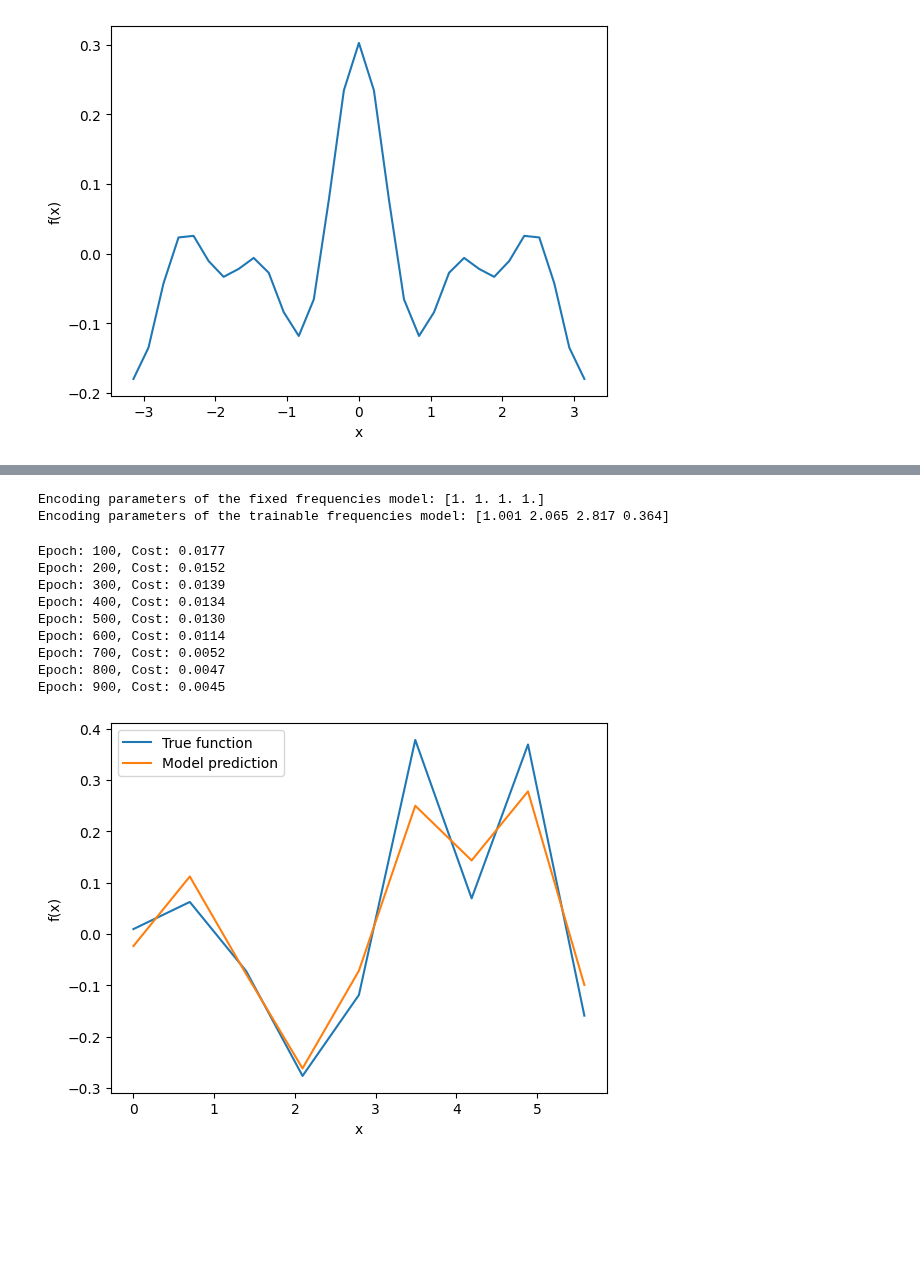
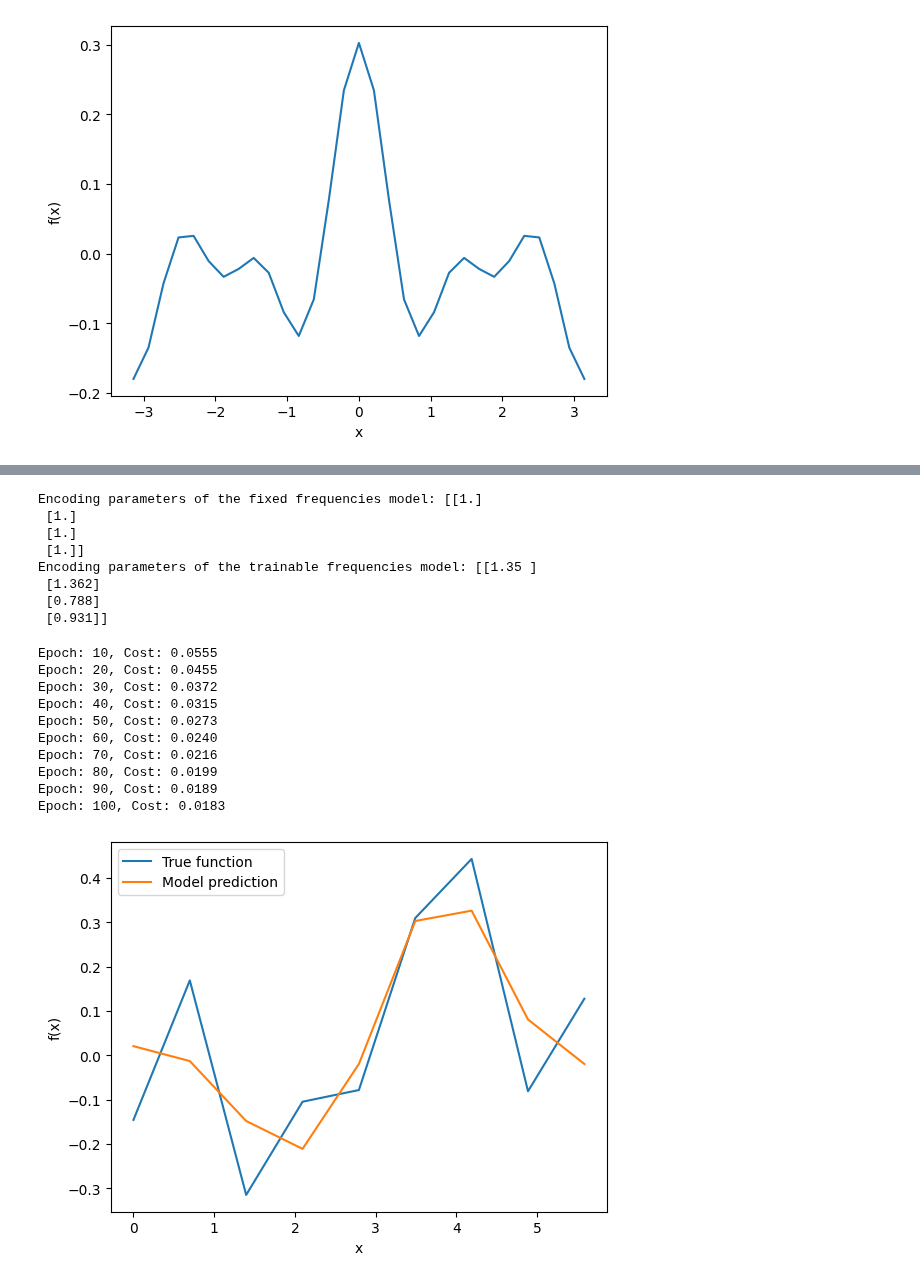
Before and after one commit to cirKITers/qml-essentials, a Jupyter notebook: docs/training.ipynb, the cells around one changed output, grey strips where cells are left out. Saved outputs shown, nothing was run; the diff lists cells and outputs as text; code cells hidden in the pictures; blank space fills up the shorter version.

```diff
--- a/docs/training.ipynb
+++ b/docs/training.ipynb
@@ -77,23 +80,23 @@ Epoch: 1000, Cost: 0.0001
 # %% [markdown]
 ## Trainable Frequencies
 # %%
-domain = [-np.pi, np.pi]
-omegas = np.array([1.2, 2.6, 3.4, 4.9])
-coefficients = np.array([0.5, 0.5, 0.5, 0.5])
+domain = jnp.array([-jnp.pi, jnp.pi])
+omegas = jnp.array([1.2, 2.6, 3.4, 4.9])
+coefficients = jnp.array([0.5, 0.5, 0.5, 0.5])
 
 # Calculate the number of required samples to satisfy the Nyquist criterium
-n_d = int(np.ceil(2 * np.max(np.abs(domain)) * np.max(omegas)))
+n_d = int(jnp.ceil(2 * jnp.max(jnp.abs(domain)) * jnp.max(omegas)))
 # Sample the domain linearly
-x = np.linspace(domain[0], domain[1], num=n_d)
+x = jnp.linspace(domain[0], domain[1], num=n_d)
 
 
 # define our Fourier series f(x)
 def f(x):
-    return 1 / np.linalg.norm(omegas) * np.sum(coefficients * np.cos(omegas.T * x))
+    return 1 / jnp.linalg.norm(omegas) * jnp.sum(coefficients * jnp.cos(omegas.T * x))
 
 
 # evaluate f(x) on the domain samples
-y = np.stack([f(sample) for sample in x])
+y = jnp.stack([f(sample) for sample in x])
 
 plt.plot(x, y)
 plt.xlabel("x")
@@ -186,17 +196,23 @@ Epoch: 1000, Cost: 0.000001
 # %%
 print(f"Encoding parameters of the fixed frequencies model: {model.enc_params}")
 print(
-    f"Encoding parameters of the trainable frequencies model: {np.round(model_tf.enc_params, 3)}"
+    f"Encoding parameters of the trainable frequencies model: {jnp.round(model_tf.enc_params, 3)}"
 )
 # %% [output]
-Encoding parameters of the fixed frequencies model: [1. 1. 1. 1.]
-Encoding parameters of the trainable frequencies model: [1.001 2.065 2.817 0.364]
+Encoding parameters of the fixed frequencies model: [[1.]
+ [1.]
+ [1.]
+ [1.]]
+Encoding parameters of the trainable frequencies model: [[1.35 ]
+ [1.362]
+ [0.788]
+ [0.931]]
 # %%
 import pennylane as qml
 from qml_essentials.model import Model
 from qml_essentials.coefficients import Datasets
-from pennylane import numpy as np
 import matplotlib.pyplot as plt
+from jax import random
 
 # start with a model
 model = Model(
@@ -206,46 +222,52 @@ model = Model(
 )
 
 # initialize the optimizer
-opt = qml.AdamOptimizer(stepsize=0.01)
+params = model.params
+opt = optax.adam(0.01)
+opt_state = opt.init(params)
 
 # generate a Fourier series dataset
 domain_samples, fourier_samples, coefficients = (
                     Datasets.generate_fourier_series(
-                        rng=np.random.default_rng(1000),
+                        random.key(1000),
                         model=model,
                     )
                 )
 
 # cost function uses the domain samples as input and compares with the
 # Fourier series samples obtained from the dataset
 def cost_fct(params):
     y_hat = model(params=params, inputs=domain_samples, force_mean=True)
 
-    return np.mean((y_hat - fourier_samples) ** 2)
+    return jnp.mean((y_hat - fourier_samples) ** 2)
 
-for epoch in range(1, 1000):
-    model.params, cost_val = opt.step_and_cost(cost_fct, model.params)
+for epoch in range(1, 101):
+    grads = grad(cost_fct)(params)
+    updates, opt_state = opt.update(grads, opt_state, params)
+    params = optax.apply_updates(params, updates)
+    cost_val = cost_fct(params)
 
-    if epoch % 100 == 0:
+    if epoch % 10 == 0:
         print(f"Epoch: {epoch}, Cost: {cost_val:.4f}")
 
 plt.plot(domain_samples, fourier_samples, label="True function")
 plt.plot(
     domain_samples, model(params=model.params, inputs=domain_samples, force_mean=True), label="Model prediction"
 )
 plt.xlabel("x")
 plt.ylabel("f(x)")
 plt.legend()
 plt.savefig("figures/trained_series_dataset_light.png", dpi=100, transparent=True)
 plt.show()
 # %% [output]
-Epoch: 100, Cost: 0.0177
-Epoch: 200, Cost: 0.0152
-Epoch: 300, Cost: 0.0139
-Epoch: 400, Cost: 0.0134
-Epoch: 500, Cost: 0.0130
-Epoch: 600, Cost: 0.0114
-Epoch: 700, Cost: 0.0052
-Epoch: 800, Cost: 0.0047
-Epoch: 900, Cost: 0.0045
+Epoch: 10, Cost: 0.0555
+Epoch: 20, Cost: 0.0455
+Epoch: 30, Cost: 0.0372
+Epoch: 40, Cost: 0.0315
+Epoch: 50, Cost: 0.0273
+Epoch: 60, Cost: 0.0240
+Epoch: 70, Cost: 0.0216
+Epoch: 80, Cost: 0.0199
+Epoch: 90, Cost: 0.0189
+Epoch: 100, Cost: 0.0183
-[figure, old version]
+[figure, new version]
```
Also changed, not shown: parts of 3 cells of this notebook, 2 other files.
